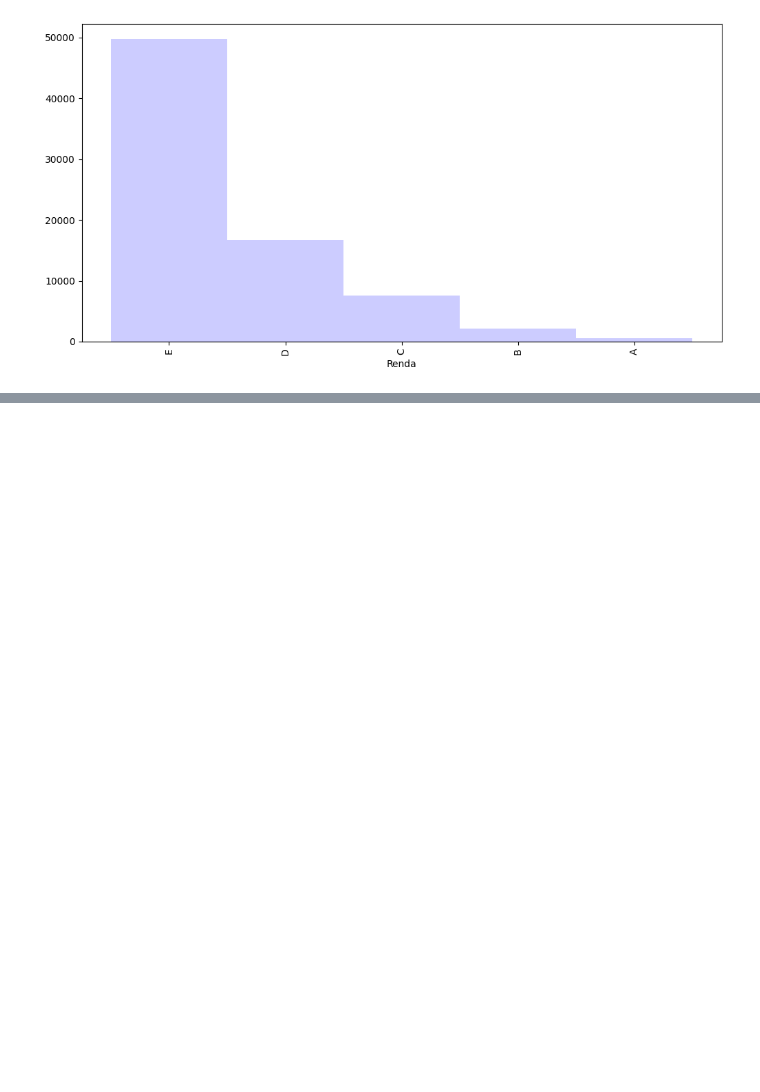
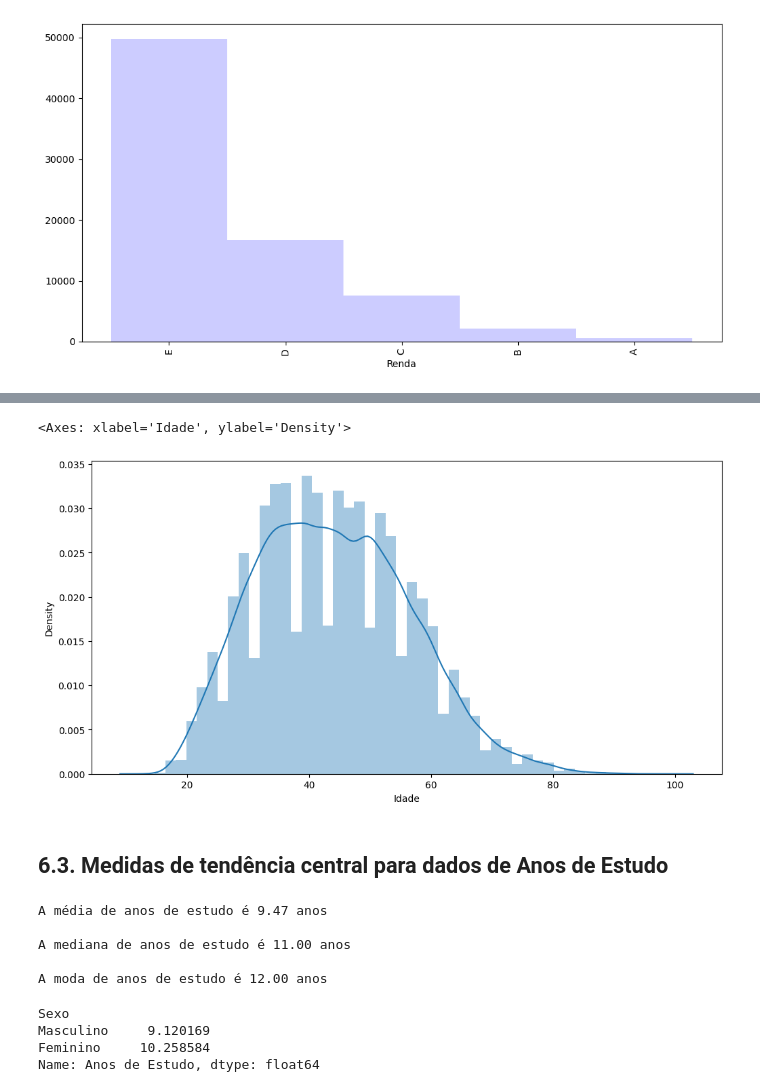
Before and after one commit to acostac94/mypythonportfolio, a Jupyter notebook: Descriptive_Statistics_with_Python.ipynb, the cells around one changed output, grey strips where cells are left out. Saved outputs shown, nothing was run; the diff lists cells and outputs as text; code cells hidden in the pictures; blank space fills up the shorter version.

```diff
--- a/Descriptive_Statistics_with_Python.ipynb
+++ b/Descriptive_Statistics_with_Python.ipynb
@@ -917,0 +1014,47 @@ dist_freq_quantitativas_personalizadas['Frequência'].plot.bar(width=1, color='b
+# %%
+# Visualizando graficamente a Idade
+ax = sns.distplot(dados.Idade)
+ax.figure.set_size_inches(12, 6)
+ax
+# %% [output]
+<Axes: xlabel='Idade', ylabel='Density'>
+[figure, added]
+# %% [markdown]
+## 6.3. Medidas de tendência central para dados de Anos de Estudo
+# %%
+# Obtendo a MÉDIA de Anos de Estudo com Pandas
+
+anos_de_estudo_media = dados['Anos de Estudo'].mean()
+
+print('A média de anos de estudo é {:.2f} anos'.format(anos_de_estudo_media))
+
+# Obtendo a MEDIANA de Anos de Estudo com o Pandas
+
+anos_de_estudo_mediana = dados['Anos de Estudo'].median()
+
+print('\nA mediana de anos de estudo é {:.2f} anos'.format(anos_de_estudo_mediana))
+
+# Obtendo a MODA de Anos de Estudo com Pandas
+
+anos_de_estudo_moda = dados['Anos de Estudo'].mode()[0]
+
+print('\nA moda de anos de estudo é {:.2f} anos\n'.format(anos_de_estudo_moda))
+# %% [output]
+A média de anos de estudo é 9.47 anos
+
+A mediana de anos de estudo é 11.00 anos
+
+A moda de anos de estudo é 12.00 anos
+# %%
+# Visualizando a distribuição da média de Anos de Estudo pelo Sexo
+
+anos_de_estudo_media_por_sexo = dados.groupby(['Sexo'])['Anos de Estudo'].mean()
+
+anos_de_estudo_media_por_sexo.rename(index = sexo, inplace = True)
+
+print(anos_de_estudo_media_por_sexo)
+# %% [output]
+Sexo
+Masculino     9.120169
+Feminino     10.258584
+Name: Anos de Estudo, dtype: float64
```
Also changed, not shown: parts of 18 cells of this notebook.
